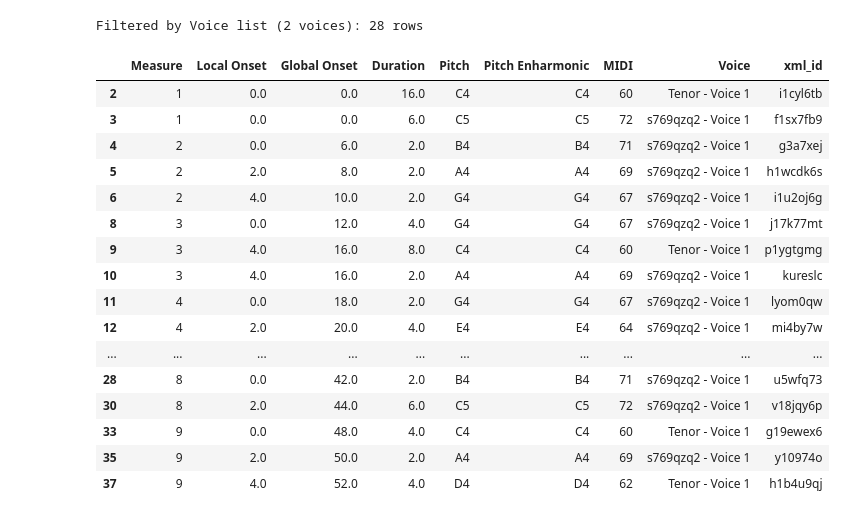
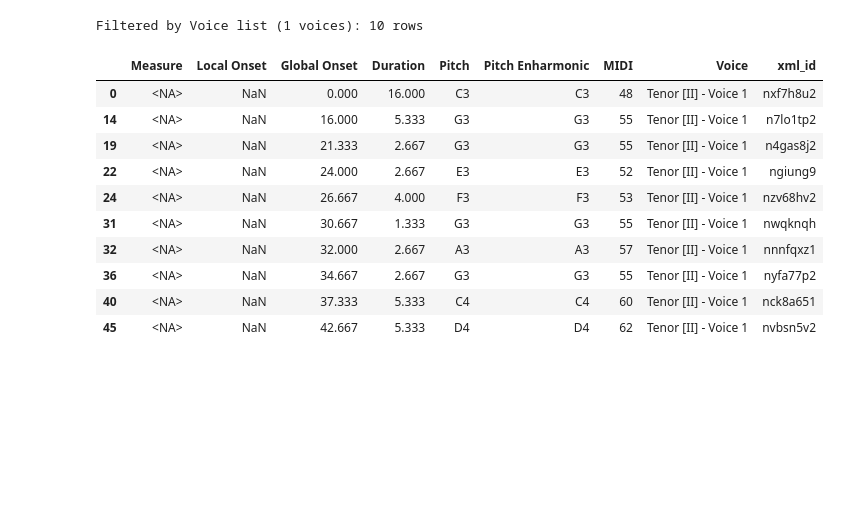
Before and after one commit to egorpol/camat_v2, a Jupyter notebook: testing_parser_mensural.ipynb, the cells around one changed output. Drawn from its saved outputs; the diff is of its cells as text; code cells hidden in the pictures; blank space fills up the shorter version.

```diff
--- a/testing_parser_mensural.ipynb
+++ b/testing_parser_mensural.ipynb
@@ -165,3 +126,9 @@ Parsed DataFrames:
 # %%
+PITCH_KEYS = [name for name in dfs_by_name if name.endswith("_pitch")]
+EVENT_KEYS = [name for name in dfs_by_name if name.endswith("_events")]
+ACTIVE_PITCH_KEY = PITCH_KEYS[0] if PITCH_KEYS else None
+ACTIVE_EVENTS_KEY = EVENT_KEYS[0] if EVENT_KEYS else None
+print("Pitch key:", ACTIVE_PITCH_KEY)
+print("Event key:", ACTIVE_EVENTS_KEY)
 list(dfs_by_name)
 # %% [output]
@@ -207,10 +181,10 @@ display(dfs_by_name["00_capp_sist_2014_2027v_28r_mei_mensural_corr_pitch"])
 from camat import display_filtered_piano_roll
 
 # --- Configuration ---
-SOURCE_DF = dfs_by_name["00_capp_sist_2014_2027v_28r_mei_mensural_corr_pitch"]             # which dataframe to use (df1, df2, etc.)
+SOURCE_DF = dfs_by_name[ACTIVE_PITCH_KEY]             # which dataframe to use (df1, df2, etc.)
 MEASURE_RANGE = None        # (start, end) inclusive, or None
 ONSET_RANGE = None       # (start, end) exclusive at end [start, end), or None
-VOICE_QUERY = ["s769qzq2 - Voice 1", "Tenor - Voice 1"]  # regex string OR list of exact voice names, or None
+VOICE_QUERY = ["Tenor [II] - Voice 1"]  # regex string OR list of exact voice names, or None
 PITCH_RANGE = None          # pitch range filter; accepts MIDI or names, e.g. (60, 72) or "g3-g5"
 
 # Display options for the selection DataFrame
@@ -224,51 +198,45 @@ PLOT_WIDTH = (PLOT_SIZE_X if 'PLOT_SIZE_X' in globals() else None)
 PLOT_HEIGHT = (PLOT_SIZE_Y if 'PLOT_SIZE_Y' in globals() else None)
 
 # Optional: pass through `results` if you have it from earlier parsing steps
 _results_arg = results if 'results' in globals() else None
 
-EVENTS_DF = dfs_by_name["00_capp_sist_2014_2027v_28r_mei_mensural_corr_events"]
+EVENTS_DF = dfs_by_name[ACTIVE_EVENTS_KEY]
 
 selection = display_filtered_piano_roll(
     SOURCE_DF,
     measure_range=MEASURE_RANGE,
     onset_range=ONSET_RANGE,
     voice_query=VOICE_QUERY,
     pitch_range=PITCH_RANGE,
     results=_results_arg,
     events_df=EVENTS_DF,
     plotting_backend=PLOTTING_BACKEND,
     plot_width=PLOT_WIDTH,
     plot_height=PLOT_HEIGHT,
     zoom_drag_dim=ZOOM_DRAG_DIM if 'ZOOM_DRAG_DIM' in globals() else None,
     zoom_wheel_dim=ZOOM_WHEEL_DIM if 'ZOOM_WHEEL_DIM' in globals() else None,
     show_measure_lines=False,
     plot_parsed_barlines_with_voice_coloring=True,
     display_selection=DISPLAY_SELECTION,
     display_mode=DISPLAY_MODE,
     display_max_rows=DISPLAY_MAX_ROWS,
     colorize_voices=COLORIZE_VOICES if 'COLORIZE_VOICES' in globals() else True,
     palette=PALETTE if 'PALETTE' in globals() else 'Category20',
     preserve_voice_color_mapping=True,
 )
 # %% [output]
-Filtered by Voice list (2 voices): 28 rows
+Filtered by Voice list (1 voices): 10 rows
 |  | Measure | Local Onset | Global Onset | Duration | Pitch | Pitch Enharmonic | MIDI | Voice | xml_id |
-| 2 | 1 | 0.0 | 0.0 | 16.0 | C4 | C4 | 60 | Tenor - Voice 1 | i1cyl6tb |
-| 3 | 1 | 0.0 | 0.0 | 6.0 | C5 | C5 | 72 | s769qzq2 - Voice 1 | f1sx7fb9 |
-| 4 | 2 | 0.0 | 6.0 | 2.0 | B4 | B4 | 71 | s769qzq2 - Voice 1 | g3a7xej |
-| 5 | 2 | 2.0 | 8.0 | 2.0 | A4 | A4 | 69 | s769qzq2 - Voice 1 | h1wcdk6s |
-| 6 | 2 | 4.0 | 10.0 | 2.0 | G4 | G4 | 67 | s769qzq2 - Voice 1 | i1u2oj6g |
-| 8 | 3 | 0.0 | 12.0 | 4.0 | G4 | G4 | 67 | s769qzq2 - Voice 1 | j17k77mt |
-| 9 | 3 | 4.0 | 16.0 | 8.0 | C4 | C4 | 60 | Tenor - Voice 1 | p1ygtgmg |
-| 10 | 3 | 4.0 | 16.0 | 2.0 | A4 | A4 | 69 | s769qzq2 - Voice 1 | kureslc |
-| 11 | 4 | 0.0 | 18.0 | 2.0 | G4 | G4 | 67 | s769qzq2 - Voice 1 | lyom0qw |
-| 12 | 4 | 2.0 | 20.0 | 4.0 | E4 | E4 | 64 | s769qzq2 - Voice 1 | mi4by7w |
-| ... | ... | ... | ... | ... | ... | ... | ... | ... | ... |
-| 28 | 8 | 0.0 | 42.0 | 2.0 | B4 | B4 | 71 | s769qzq2 - Voice 1 | u5wfq73 |
-| 30 | 8 | 2.0 | 44.0 | 6.0 | C5 | C5 | 72 | s769qzq2 - Voice 1 | v18jqy6p |
-| 33 | 9 | 0.0 | 48.0 | 4.0 | C4 | C4 | 60 | Tenor - Voice 1 | g19ewex6 |
-| 35 | 9 | 2.0 | 50.0 | 2.0 | A4 | A4 | 69 | s769qzq2 - Voice 1 | y10974o |
-| 37 | 9 | 4.0 | 52.0 | 4.0 | D4 | D4 | 62 | Tenor - Voice 1 | h1b4u9qj |
+| 0 | <NA> | NaN | 0.000 | 16.000 | C3 | C3 | 48 | Tenor [II] - Voice 1 | nxf7h8u2 |
+| 14 | <NA> | NaN | 16.000 | 5.333 | G3 | G3 | 55 | Tenor [II] - Voice 1 | n7lo1tp2 |
+| 19 | <NA> | NaN | 21.333 | 2.667 | G3 | G3 | 55 | Tenor [II] - Voice 1 | n4gas8j2 |
+| 22 | <NA> | NaN | 24.000 | 2.667 | E3 | E3 | 52 | Tenor [II] - Voice 1 | ngiung9 |
+| 24 | <NA> | NaN | 26.667 | 4.000 | F3 | F3 | 53 | Tenor [II] - Voice 1 | nzv68hv2 |
+| 31 | <NA> | NaN | 30.667 | 1.333 | G3 | G3 | 55 | Tenor [II] - Voice 1 | nwqknqh |
+| 32 | <NA> | NaN | 32.000 | 2.667 | A3 | A3 | 57 | Tenor [II] - Voice 1 | nnnfqxz1 |
+| 36 | <NA> | NaN | 34.667 | 2.667 | G3 | G3 | 55 | Tenor [II] - Voice 1 | nyfa77p2 |
+| 40 | <NA> | NaN | 37.333 | 5.333 | C4 | C4 | 60 | Tenor [II] - Voice 1 | nck8a651 |
+| 45 | <NA> | NaN | 42.667 | 5.333 | D4 | D4 | 62 | Tenor [II] - Voice 1 | nvbsn5v2 |
 [interactive output not drawn]
 [interactive output not drawn]
 # %%
```
Also changed, not shown: parts of 4 cells of this notebook, 10 other files.
